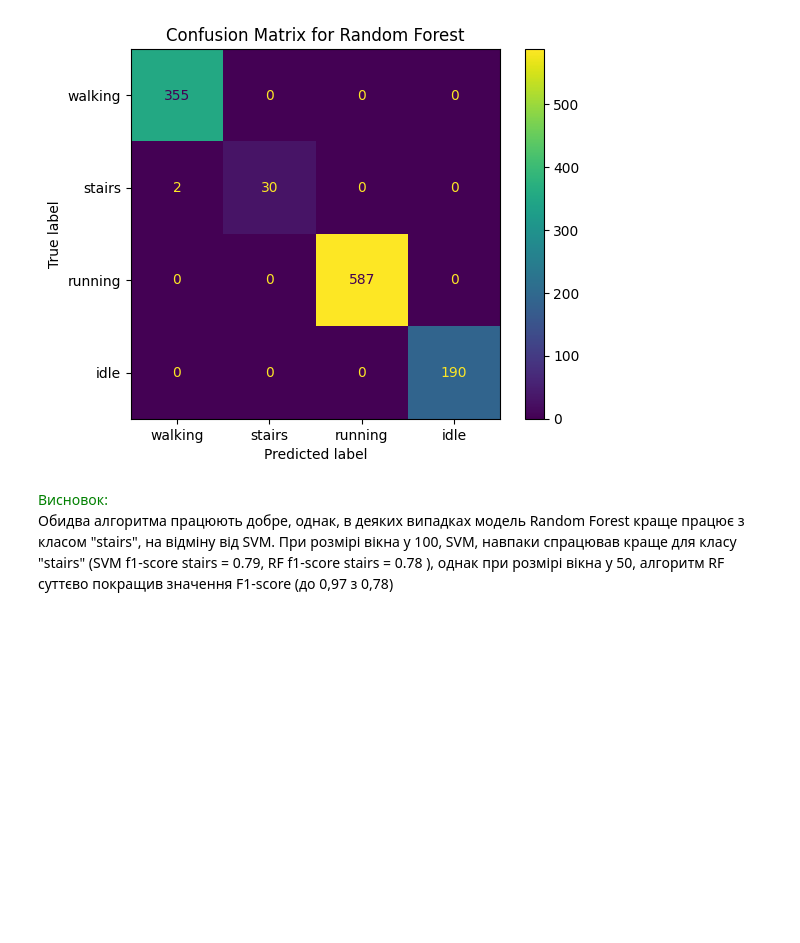
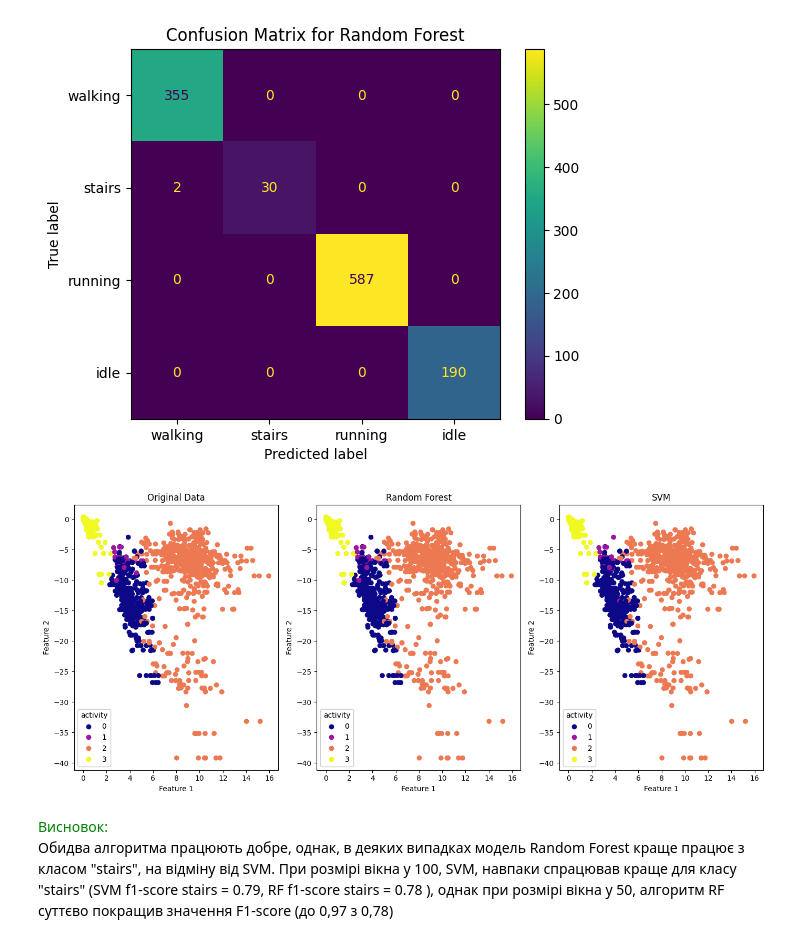
Before and after one commit to olga-ivanko/DataScience, a Jupyter notebook: Hw5.ipynb, the cells around one changed output. Saved outputs shown, nothing was run; the diff lists cells and outputs as text; code cells hidden in the pictures; blank space fills up the shorter version.

Commit message:
SVM, RF vs Original data visual added

```diff
--- a/Hw5.ipynb
+++ b/Hw5.ipynb
@@ -224,6 +224,38 @@ weighted avg       0.99      0.99      0.99      1164
 weighted avg       1.00      1.00      1.00      1164
 [figure]
 [figure]
+# %%
+fig, ax = plt.subplots(1, 3, figsize=(14, 6))
+
+scatter = ax[0].scatter(X_test.iloc[:, 1], X_test.iloc[:, 2], c=y_test, cmap="plasma")
+legend1 = ax[0].legend(*scatter.legend_elements(), title="activity")
+ax[0].add_artist(legend1)
+ax[0].set_title("Original Data")
+ax[0].set_xlabel("Feature 1")
+ax[0].set_ylabel("Feature 2")
+
+scatter = ax[1].scatter(
+    X_test.iloc[:, 1], X_test.iloc[:, 2], c=y_pred_rf, cmap="plasma"
+)
+legend2 = ax[1].legend(*scatter.legend_elements(), title="activity")
+ax[1].add_artist(legend2)
+ax[1].set_title("Random Forest")
+ax[1].set_xlabel("Feature 1")
+ax[1].set_ylabel("Feature 2")
+
+scatter = ax[2].scatter(
+    X_test.iloc[:, 1], X_test.iloc[:, 2], c=y_pred_svm, cmap="plasma"
+)
+legend3 = ax[2].legend(*scatter.legend_elements(), title="activity")
+ax[2].add_artist(legend3)
+ax[2].set_title("SVM")
+ax[2].set_xlabel("Feature 1")
+ax[2].set_ylabel("Feature 2")
+
+plt.tight_layout()
+plt.show()
+# %% [output]
+[figure, added]
 # %% [markdown]
 <span style="color:green">Висновок:</span>
 Обидва алгоритма працюють добре, однак, в деяких випадках модель Random Forest краще працює з класом "stairs", на відміну від SVM. При розмірі вікна у 100, SVM, навпаки спрацював краще для класу "stairs" (SVM f1-score stairs =  0.79, RF f1-score stairs =  0.78 ), однак при розмірі вікна у 50, алгоритм RF суттєво покращив значення F1-score (до 0,97 з 0,78)
```
